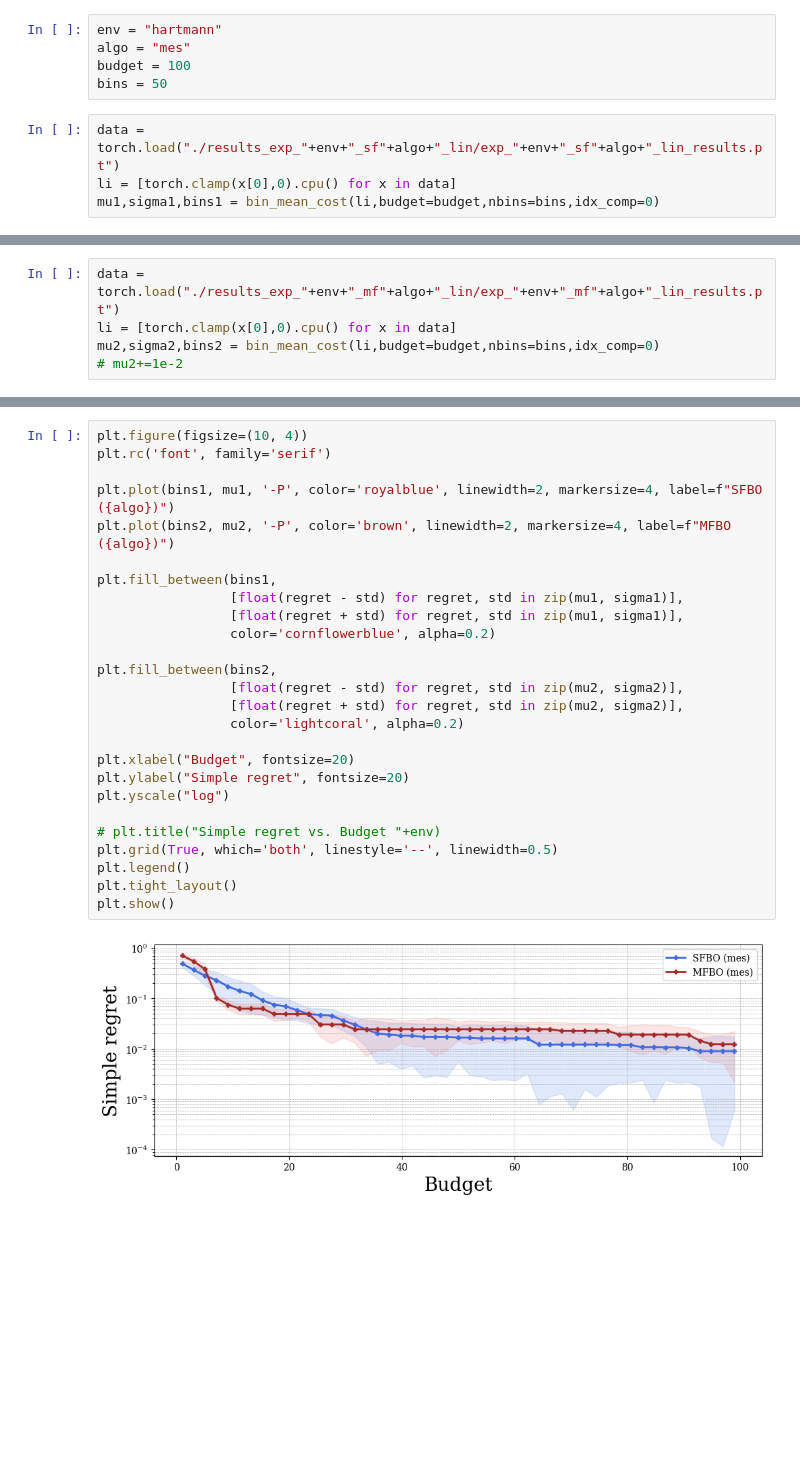
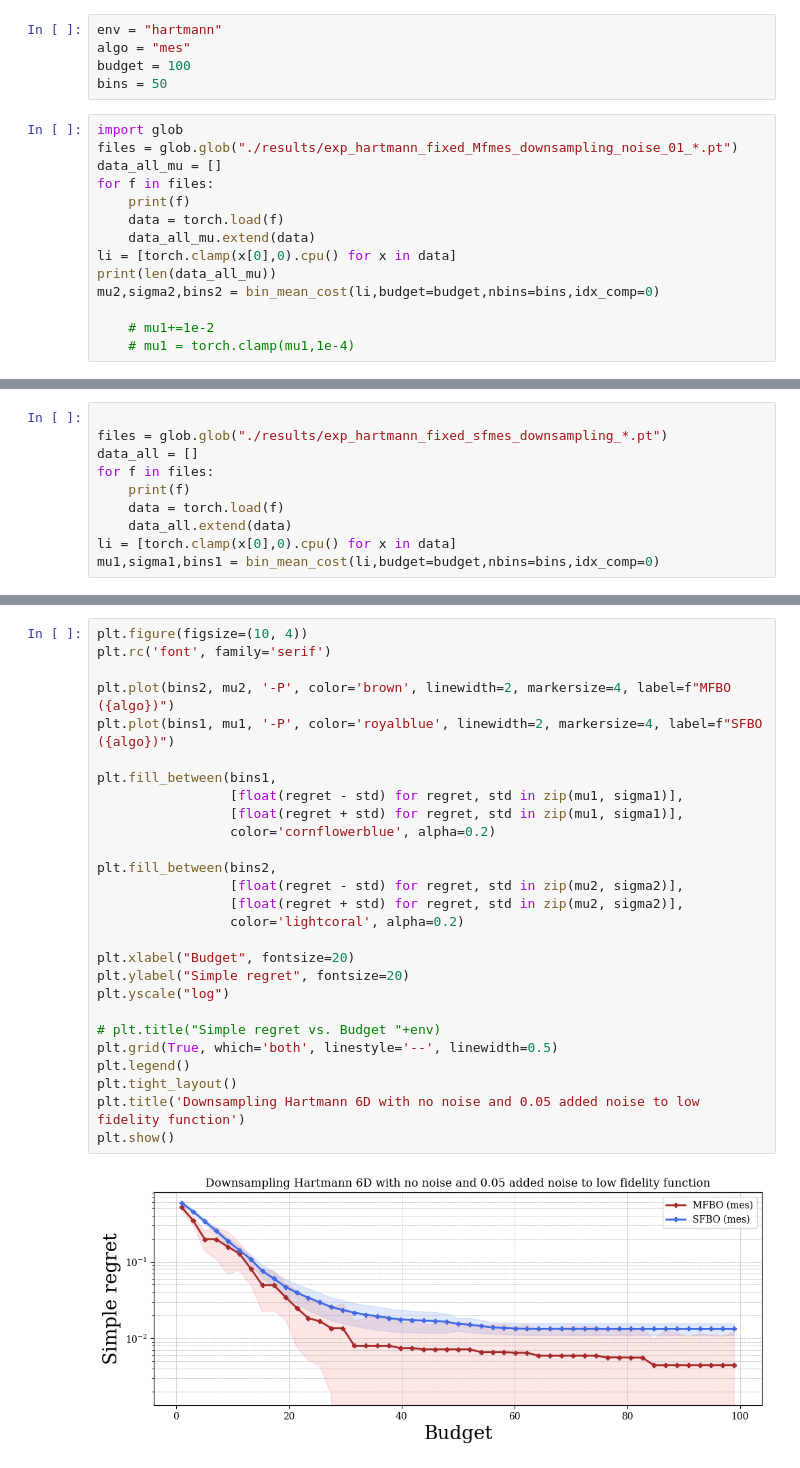
Before and after one commit to jean72human/LRBMFO, a Jupyter notebook: plot.ipynb, the cells around one changed output, grey strips where cells are left out. Cells and saved outputs as stored; diff of their text form; blank space fills up the shorter version.

```diff
--- a/plot.ipynb
+++ b/plot.ipynb
@@ -12,6 +15,16 @@ algo = "mes"
 budget = 100
 bins = 50
 # %%
-data = torch.load("./results_exp_"+env+"_sf"+algo+"_lin/exp_"+env+"_sf"+algo+"_lin_results.pt")
+import glob
+files = glob.glob("./results/exp_hartmann_fixed_Mfmes_downsampling_noise_01_*.pt")
+data_all_mu = []
+for f in files:
+    print(f)
+    data = torch.load(f)
+    data_all_mu.extend(data)
 li = [torch.clamp(x[0],0).cpu() for x in data]
-mu1,sigma1,bins1 = bin_mean_cost(li,budget=budget,nbins=bins,idx_comp=0)
+print(len(data_all_mu))
+mu2,sigma2,bins2 = bin_mean_cost(li,budget=budget,nbins=bins,idx_comp=0)
+
+    # mu1+=1e-2
+    # mu1 = torch.clamp(mu1,1e-4)
@@ -18,5 +36,10 @@ mu1,sigma1,bins1 = bin_mean_cost(li,budget=budget,nbins=bins,idx_comp=0)
 # %%
-data = torch.load("./results_exp_"+env+"_mf"+algo+"_lin/exp_"+env+"_mf"+algo+"_lin_results.pt")
+
+files = glob.glob("./results/exp_hartmann_fixed_sfmes_downsampling_*.pt")
+data_all = []
+for f in files:
+    print(f)
+    data = torch.load(f)
+    data_all.extend(data)
 li = [torch.clamp(x[0],0).cpu() for x in data]
-mu2,sigma2,bins2 = bin_mean_cost(li,budget=budget,nbins=bins,idx_comp=0)
-# mu2+=1e-2
+mu1,sigma1,bins1 = bin_mean_cost(li,budget=budget,nbins=bins,idx_comp=0)
@@ -43,28 +49,29 @@ tensor([0.0000, 0.2000, 0.2000, 0.2000, 0.2000, 0.2000, 0.2000, 0.2000, 0.2000,
 # %%
 plt.figure(figsize=(10, 4))
 plt.rc('font', family='serif')
 
+plt.plot(bins2, mu2, '-P', color='brown', linewidth=2, markersize=4, label=f"MFBO ({algo})")
 plt.plot(bins1, mu1, '-P', color='royalblue', linewidth=2, markersize=4, label=f"SFBO ({algo})")
-plt.plot(bins2, mu2, '-P', color='brown', linewidth=2, markersize=4, label=f"MFBO ({algo})")
 
 plt.fill_between(bins1,
                  [float(regret - std) for regret, std in zip(mu1, sigma1)],
                  [float(regret + std) for regret, std in zip(mu1, sigma1)],
                  color='cornflowerblue', alpha=0.2)
 
 plt.fill_between(bins2,
                  [float(regret - std) for regret, std in zip(mu2, sigma2)],
                  [float(regret + std) for regret, std in zip(mu2, sigma2)],
                  color='lightcoral', alpha=0.2)
 
 plt.xlabel("Budget", fontsize=20)
 plt.ylabel("Simple regret", fontsize=20)
 plt.yscale("log")
 
 # plt.title("Simple regret vs. Budget "+env)
 plt.grid(True, which='both', linestyle='--', linewidth=0.5)
 plt.legend()
 plt.tight_layout()
+plt.title('Downsampling Hartmann 6D with no noise and 0.05 added noise to low fidelity function')
 plt.show()
 # %% [output]
-[figure, old version]
+[figure, new version]
```
Also changed, not shown: parts of 7 cells of this notebook, 5 other files.
